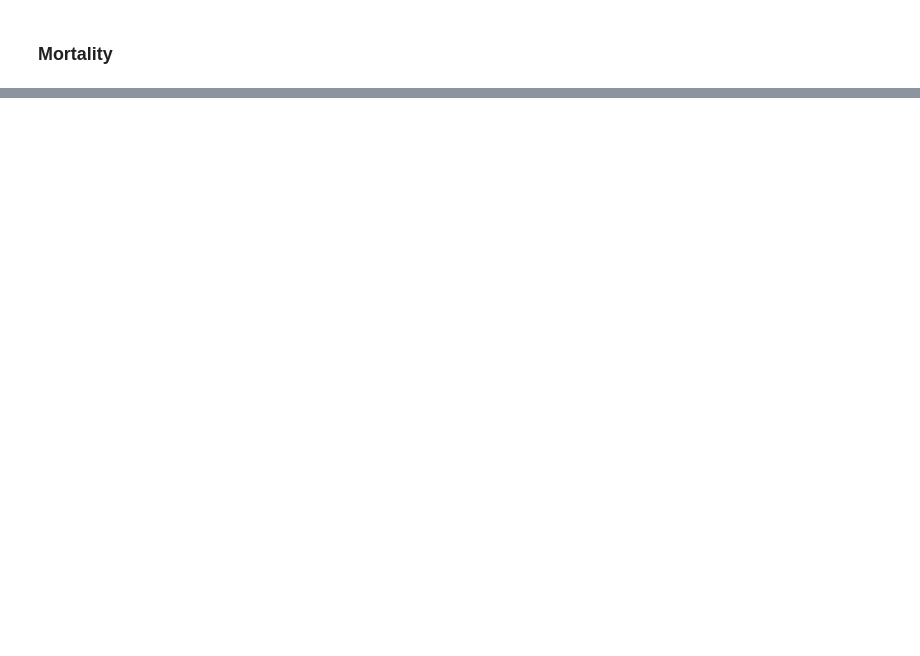
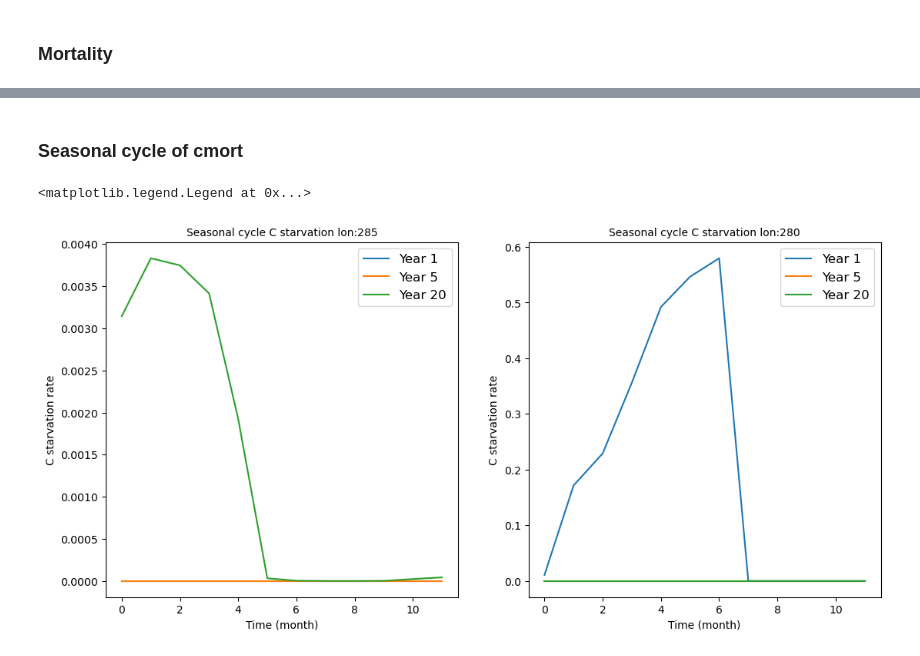
Before and after one commit to adrifoster/fates-global-cal, a Jupyter notebook: jupyter_ppe_scripts/jessie_scripts/Atkin_dieback_single_grid_cell.ipynb, the cells around one changed output, grey strips where cells are left out. Cells and saved outputs as stored; diff of their text form; code cells hidden in the pictures; blank space fills up the shorter version.

```diff
--- a/jupyter_ppe_scripts/jessie_scripts/Atkin_dieback_single_grid_cell.ipynb
+++ b/jupyter_ppe_scripts/jessie_scripts/Atkin_dieback_single_grid_cell.ipynb
@@ -252,0 +217,39 @@ f1ax1.tick_params(labelsize=10)
+# %% [markdown]
+### Seasonal cycle of cmort
+# %%
+nplnt_sz_by_pft_canopy_def = fa.scpf_to_scls_by_pft(fates_def.FATES_NPLANT_CANOPY_SZPF, fates_def)
+nplnt_canopy_def = nplnt_sz_by_pft_canopy_def[:,0,:,:,:]  # PFT 1
+
+m3_sz_by_pft_canopy_def = fa.scpf_to_scls_by_pft(fates_def.FATES_M3_MORTALITY_CANOPY_SZPF, fates_def)
+m3_canopy_def = m3_sz_by_pft_canopy_def[:,0,:,:,:]  # PFT 1
+m3_canopy_def = m3_canopy_def/nplnt_canopy_def
+
+m3_canopy_good = m3_canopy_def[:,22,57,:]
+m3_canopy_good = np.sum(m3_canopy_good, axis=1)  # sum over size classes (only in size bin one anyway)
+
+m3_canopy_bad = m3_canopy_def[:,22,56,:]
+m3_canopy_bad = np.sum(m3_canopy_bad, axis=1)  # sum over size classes (only in size bin one anyway)
+
+
+fig1, ((f1ax0,f1ax1)) = plt.subplots(nrows=1,ncols=2, figsize=(13,6))
+
+f1ax0.plot(m3_canopy_good[0:12], label = 'Year 1')
+f1ax0.plot(m3_canopy_good[48:60],label = 'Year 5')
+f1ax0.plot(m3_canopy_good[228:],label = 'Year 20')
+f1ax0.set_title(r'Seasonal cycle C starvation lon:285', fontsize=10)
+f1ax0.set_ylabel('C starvation rate', fontsize=10)
+f1ax0.set_xlabel('Time (month)', fontsize=10)
+f1ax0.tick_params(labelsize=10)
+f1ax0.legend(prop={'size':12})
+
+f1ax1.plot(m3_canopy_bad[0:12], label = 'Year 1')
+f1ax1.plot(m3_canopy_bad[48:60],label = 'Year 5')
+f1ax1.plot(m3_canopy_bad[228:],label = 'Year 20')
+f1ax1.set_title(r'Seasonal cycle C starvation lon:280', fontsize=10)
+f1ax1.set_ylabel('C starvation rate', fontsize=10)
+f1ax1.set_xlabel('Time (month)', fontsize=10)
+f1ax1.tick_params(labelsize=10)
+f1ax1.legend(prop={'size':12})
+# %% [output]
+<matplotlib.legend.Legend at 0x...>
+[figure, added]
```
Also changed, not shown: parts of 12 cells of this notebook.
